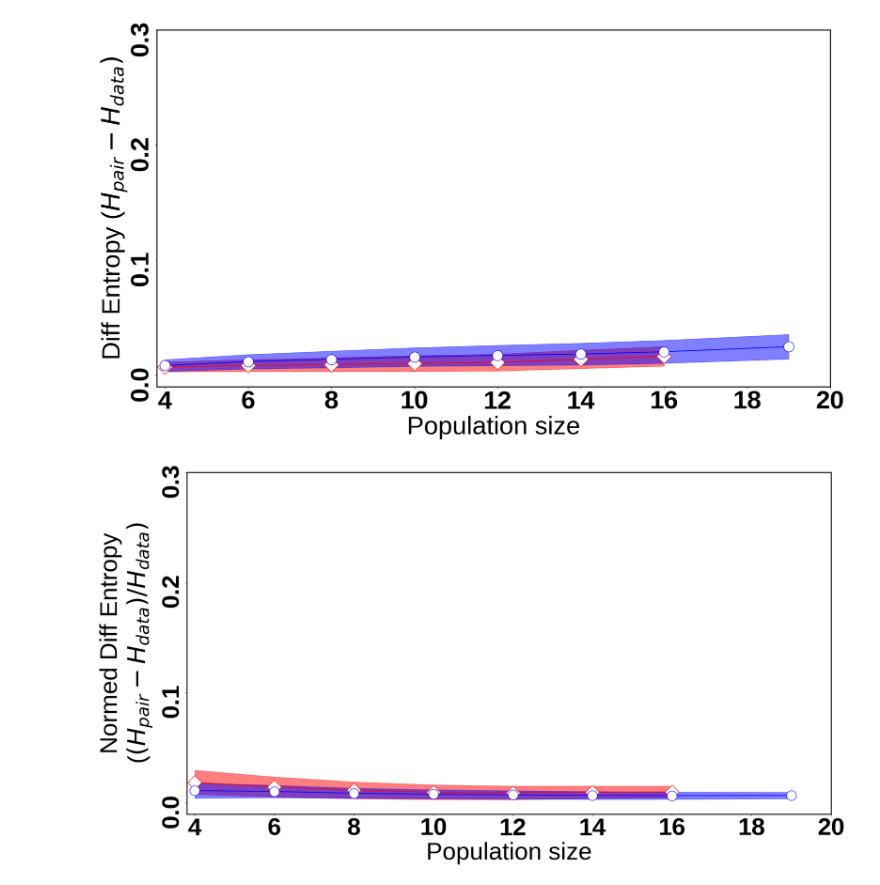
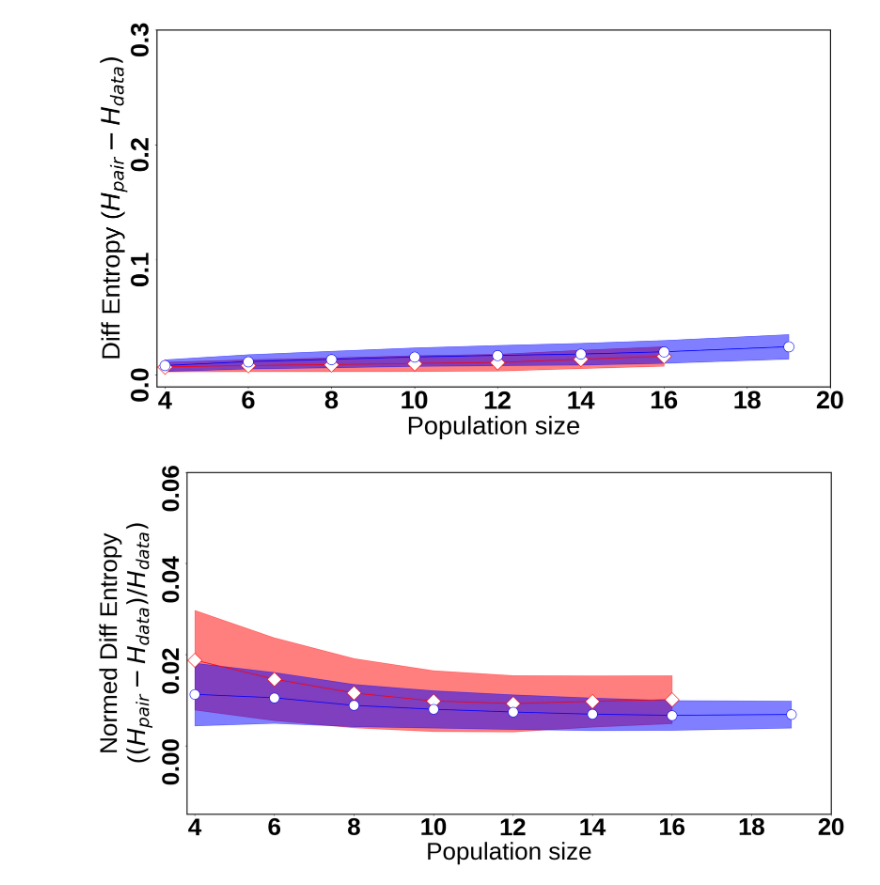
Before and after one commit to amisapta15/ResolutionRelevance, a Jupyter notebook: src/Fig_test_model_data.ipynb, the cells around one changed output. Drawn from its saved outputs; the diff is of its cells as text; code cells hidden in the pictures.

```diff
--- a/src/Fig_test_model_data.ipynb
+++ b/src/Fig_test_model_data.ipynb
@@ -513,7 +513,7 @@ ax.xaxis.set_major_locator(MaxNLocator(integer=True))
 # ax.set_ylim(-0.015,0.062)
 
 ##For case 40ms
-ax.set_ylim(-0.01,0.3)
+ax.set_ylim(-0.015,0.06)
 
 
 ax.set_xlim(3.8,20)
@@ -521,31 +521,31 @@ ax.set_xlim(3.8,20)
 ax.tick_params(axis='y',rotation=90,)
                #labelcolor=clr)
 # ax.yaxis.label.set_color(clr)
 ax.set_xlabel("Population size", fontsize=fontssize)
 ax.set_ylabel("Normed Diff Entropy\n"+ r"($(H_{pair} - H_{data})/H_{data})$",fontsize=fontssize,labelpad=70, ha='center', va='center')  # Adjusted Y-axis label
 
 
 # ax_twin = ax.twinx()
 # clr='b'
 # ax_twin.plot(df.query('loc=="SUB"')['sample_nums'],df.query('loc=="SUB"')['Nmean'],
 #                 label='SUB',marker='o',mfc='white',mec='b',ms=mss-30,c=clr)
 # ax_twin.fill_between(df.query('loc=="SUB"')['sample_nums'], df.query('loc=="SUB"')['NupL'], df.query('loc=="SUB"')['NdwL'], alpha=0.5,color=clr)
 
 # ax_twin.tick_params(axis='y',labelcolor=clr)
 # ax_twin.set_ylim(-0.015,0.02)
 # ax_twin.yaxis.label.set_color(clr)
 # ax_twin.set_ylabel("Normed Diff Entropy SUB\n"+ r"($H^{SUB}_{ind} - H^{SUB}_{data}/H^{SUB}_{data})$",fontsize=fontssize,labelpad=70, ha='center', va='center')  # Adjusted Y-axis label
 
 # for tick in ax_twin.get_yticklabels():
 #     tick.set_fontproperties(ticks_font)
 
 
 
 # # Add legend to the scatter plot outside, on the top, with horizontal layout and single column
 # ax.legend(loc='upper center', bbox_to_anchor=(0.31, 1.12), ncol=4,fontsize=22)
 # ax_twin.legend(loc='upper center', bbox_to_anchor=(0.71, 1.12), ncol=4,fontsize=22)
 
 fig.savefig(figname,bbox_inches='tight',dpi=300)
 plt.show()
 # %% [output]
-[figure, old version]
+[figure, new version]
```
Also changed, not shown: parts of 1 cell of this notebook, 12 other files.
